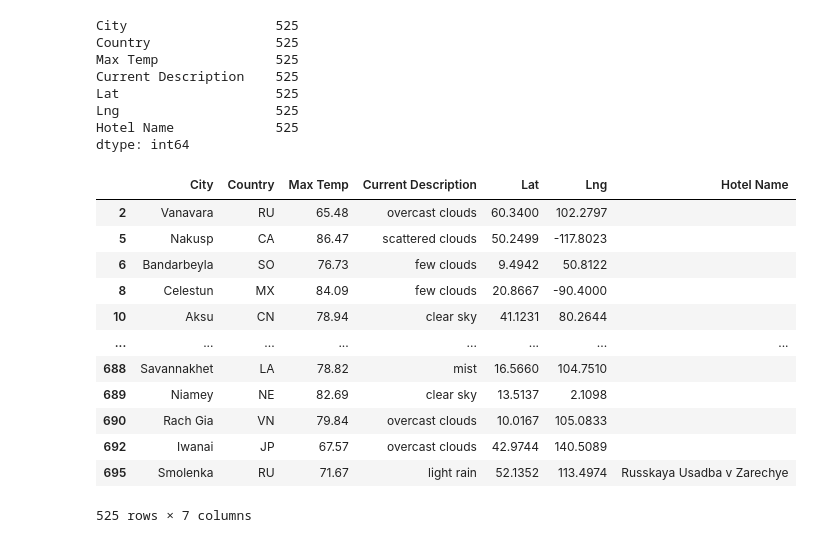
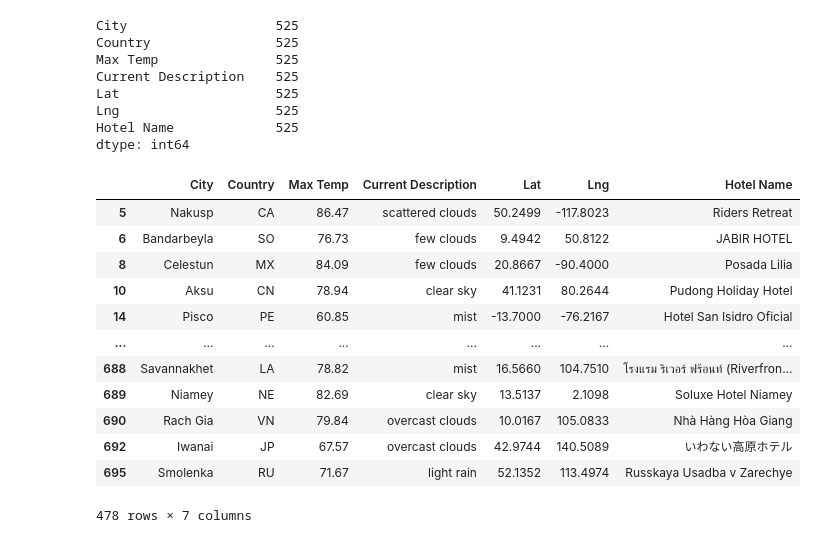
Before and after one commit to Loukya-Shivapooja/World_Weather_Analysis, a Jupyter notebook: Vacation_Search/Vacation_Search.ipynb, the cells around one changed output. Cells and saved outputs as stored; diff of their text form; code cells hidden in the pictures.

```diff
--- a/Vacation_Search/Vacation_Search.ipynb
+++ b/Vacation_Search/Vacation_Search.ipynb
@@ -82,8 +82,8 @@ Current Description    526
 dtype: int64
 # %%
 # 4b. Drop any empty rows and create a new DataFrame that doesn’t have empty rows.
-preferred_cities_df = preferred_cities_df.dropna()
-preferred_cities_df
+clean_df = preferred_cities_df.dropna()
+clean_df
 # %% [output]
 |  | City_ID | City | Country | Lat | Lng | Max Temp | Humidity | Cloudiness | Wind Speed | ... |
 | 2 | 2 | Vanavara | RU | 60.3400 | 102.2797 | 65.48 | 65 | 99 | 6.60 | ... |
@@ -100,7 +100,7 @@ preferred_cities_df
 525 rows × 10 columns
 # %%
 # 5a. Create DataFrame called hotel_df to store hotel names along with city, country, max temp, and coordinates.
-hotel_df = preferred_cities_df[["City", "Country", "Max Temp", "Current Description", "Lat", "Lng"]].copy()
+hotel_df = clean_df[["City", "Country", "Max Temp", "Current Description", "Lat", "Lng"]].copy()
 
 # 5b. Create a new column "Hotel Name"
 hotel_df["Hotel Name"] = ""
@@ -133,18 +133,16 @@ for index, row in hotel_df.iterrows():
     lat = row["Lat"]
     lng = row["Lng"]
 
-    # Add the latitude and longitude to location key for the params dictionary.
     params["location"] = f"{lat},{lng}"
     # 6d. Set up the base URL for the Google Directions API to get JSON data.
     base_url = "https://maps.googleapis.com/maps/api/place/nearbysearch/json"
 
     # 6e. Make request and retrieve the JSON data from the search.
     hotels = requests.get(base_url, params=params).json()
+
     # 6f. Get the first hotel from the results and store the name, if a hotel isn't found skip the city.
-try:
-    hotel_df.loc[index, "Hotel Name"] = hotels["results"][0]["name"]
-except (IndexError):
-    print("Hotel not found... skiping.")
-
-hotel_df
+    try:
+        hotel_df.loc[index, "Hotel Name"] = hotels["results"][0]["name"]
+    except IndexError:
+        print("Hotel not found... skipping.")
 # %% [output]
@@ -174,21 +190,21 @@ Hotel Name             525
 dtype: int64
 # %%
 # 7. Drop the rows where there is no Hotel Name.
-hotel_df = hotel_df.dropna()
-hotel_df
+clean_hotel_df = hotel_df.loc[hotel_df["Hotel Name"] != ""]
+clean_hotel_df
 # %% [output]
 |  | City | Country | Max Temp | Current Description | Lat | Lng | Hotel Name |
-| 2 | Vanavara | RU | 65.48 | overcast clouds | 60.3400 | 102.2797 |  |
-| 5 | Nakusp | CA | 86.47 | scattered clouds | 50.2499 | -117.8023 |  |
-| 6 | Bandarbeyla | SO | 76.73 | few clouds | 9.4942 | 50.8122 |  |
-| 8 | Celestun | MX | 84.09 | few clouds | 20.8667 | -90.4000 |  |
-| 10 | Aksu | CN | 78.94 | clear sky | 41.1231 | 80.2644 |  |
+| 5 | Nakusp | CA | 86.47 | scattered clouds | 50.2499 | -117.8023 | Riders Retreat |
+| 6 | Bandarbeyla | SO | 76.73 | few clouds | 9.4942 | 50.8122 | JABIR HOTEL |
+| 8 | Celestun | MX | 84.09 | few clouds | 20.8667 | -90.4000 | Posada Lilia |
+| 10 | Aksu | CN | 78.94 | clear sky | 41.1231 | 80.2644 | Pudong Holiday Hotel |
+| 14 | Pisco | PE | 60.85 | mist | -13.7000 | -76.2167 | Hotel San Isidro Oficial |
 | ... | ... | ... | ... | ... | ... | ... | ... |
-| 688 | Savannakhet | LA | 78.82 | mist | 16.5660 | 104.7510 |  |
-| 689 | Niamey | NE | 82.69 | clear sky | 13.5137 | 2.1098 |  |
-| 690 | Rach Gia | VN | 79.84 | overcast clouds | 10.0167 | 105.0833 |  |
-| 692 | Iwanai | JP | 67.57 | overcast clouds | 42.9744 | 140.5089 |  |
+| 688 | Savannakhet | LA | 78.82 | mist | 16.5660 | 104.7510 | โรงแรม ริเวอร์ ฟร้อนท์ (Riverfron... |
+| 689 | Niamey | NE | 82.69 | clear sky | 13.5137 | 2.1098 | Soluxe Hotel Niamey |
+| 690 | Rach Gia | VN | 79.84 | overcast clouds | 10.0167 | 105.0833 | Nhà Hàng Hòa Giang |
+| 692 | Iwanai | JP | 67.57 | overcast clouds | 42.9744 | 140.5089 | いわない高原ホテル |
 | 695 | Smolenka | RU | 71.67 | light rain | 52.1352 | 113.4974 | Russkaya Usadba v Zarechye |
-525 rows × 7 columns
+478 rows × 7 columns
 # %%
 # 8a. Create the output File (CSV)
```
Also changed, not shown: parts of 5 cells of this notebook, 9 other files.
